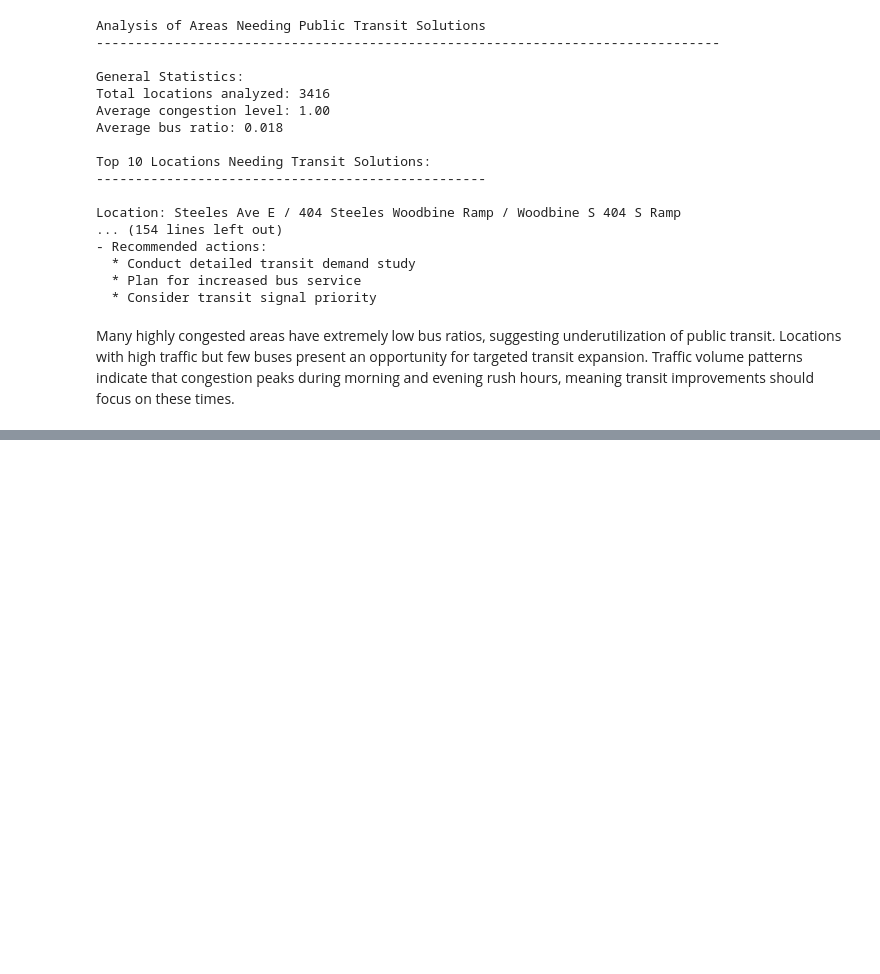
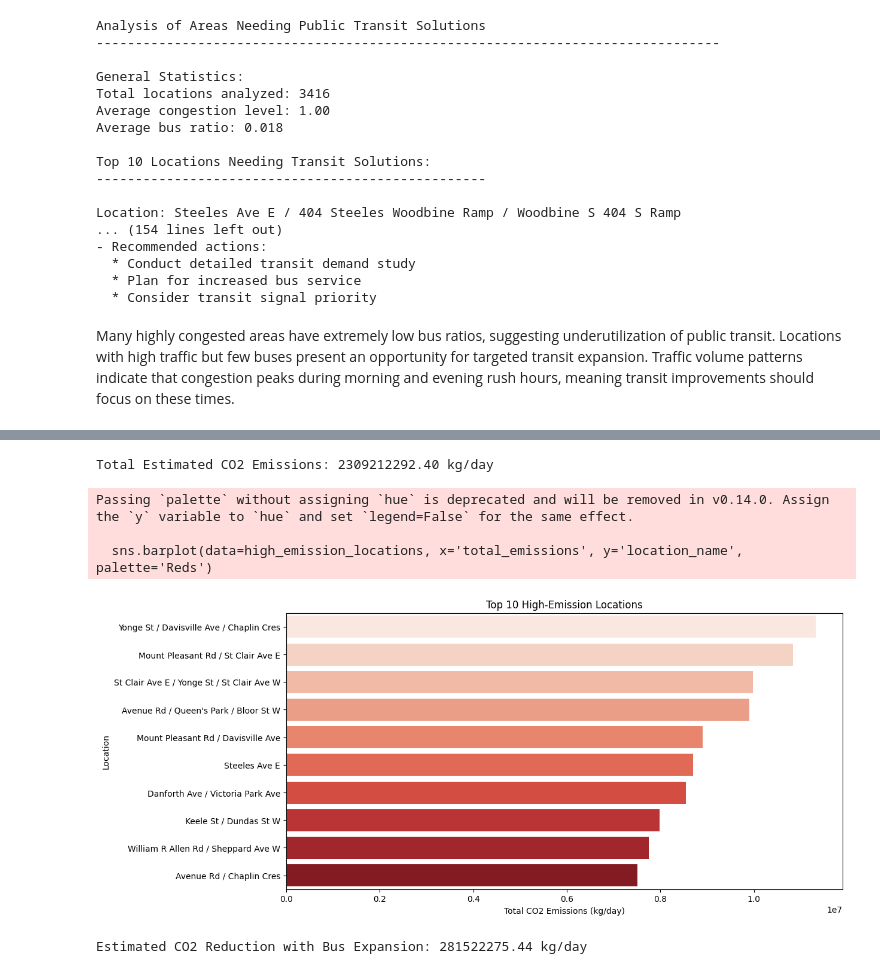
Before and after one commit to nyra-rodrigues/i4-challenge, a Jupyter notebook: env.ipynb, the cells around one changed output, grey strips where cells are left out. Drawn from its saved outputs; the diff is of its cells as text; code cells hidden in the pictures; blank space fills up the shorter version.

Commit message:
environmental impacts

```diff
--- a/env.ipynb
+++ b/env.ipynb
@@ -711,0 +528,80 @@ Location: Lower Simcoe St / Queens Quay W / Martin Goodman Trl
+# %%
+import pandas as pd
+import numpy as np
+import matplotlib.pyplot as plt
+import seaborn as sns
+
+# Define emission factors (kg CO2 per vehicle per km)
+EMISSION_FACTORS = {
+    'car': 2.31,   # kg CO2 per km
+    'bus': 10.15,  # kg CO2 per km
+    'truck': 2.68  # kg CO2 per km
+}
+
+# Define estimated travel distances (km per trip)
+AVG_TRAVEL_DISTANCE = {
+    'car': 10,  # Assumed average trip length for cars
+    'bus': 15,  # Buses travel longer distances on fixed routes
+    'truck': 12  # Trucks have mixed urban and regional movement
+}
+
+
+df['total_cars'] = df[['n_appr_cars_r', 'n_appr_cars_t', 'n_appr_cars_l', 's_appr_cars_r', 's_appr_cars_t', 's_appr_cars_l',
+                        'e_appr_cars_r', 'e_appr_cars_t', 'e_appr_cars_l', 'w_appr_cars_r', 'w_appr_cars_t', 'w_appr_cars_l']].sum(axis=1)
+
+df['total_buses'] = df[['n_appr_bus_r', 'n_appr_bus_t', 'n_appr_bus_l', 's_appr_bus_r', 's_appr_bus_t', 's_appr_bus_l',
+                         'e_appr_bus_r', 'e_appr_bus_t', 'e_appr_bus_l', 'w_appr_bus_r', 'w_appr_bus_t', 'w_appr_bus_l']].sum(axis=1)
+
+df['total_trucks'] = df[['n_appr_truck_r', 'n_appr_truck_t', 'n_appr_truck_l', 's_appr_truck_r', 's_appr_truck_t', 's_appr_truck_l',
+                          'e_appr_truck_r', 'e_appr_truck_t', 'e_appr_truck_l', 'w_appr_truck_r', 'w_appr_truck_t', 'w_appr_truck_l']].sum(axis=1)
+
+# Estimate emissions
+df['car_emissions'] = df['total_cars'] * AVG_TRAVEL_DISTANCE['car'] * EMISSION_FACTORS['car']
+df['bus_emissions'] = df['total_buses'] * AVG_TRAVEL_DISTANCE['bus'] * EMISSION_FACTORS['bus']
+df['truck_emissions'] = df['total_trucks'] * AVG_TRAVEL_DISTANCE['truck'] * EMISSION_FACTORS['truck']
+
+# Total emissions per location
+df['total_emissions'] = df['car_emissions'] + df['bus_emissions'] + df['truck_emissions']
+
+# Summarize total emissions
+total_emissions = df['total_emissions'].sum()
+print(f"Total Estimated CO2 Emissions: {total_emissions:.2f} kg/day")
+
+# Identify high-emission locations
+high_emission_locations = df.groupby('location_name')['total_emissions'].sum().reset_index().sort_values(by='total_emissions', ascending=False).head(10)
+
+# Plot emissions by location
+plt.figure(figsize=(12, 6))
+sns.barplot(data=high_emission_locations, x='total_emissions', y='location_name', palette='Reds')
+plt.xlabel("Total CO2 Emissions (kg/day)")
+plt.ylabel("Location")
+plt.title("Top 10 High-Emission Locations")
+plt.show()
+
+# Assess impact of increasing buses and reducing car traffic
+bus_expansion_scenario = df.copy()
+bus_expansion_scenario['total_buses'] *= 1.5  # Increase bus service by 50%
+bus_expansion_scenario['total_cars'] *= 0.8  # Assume 20% shift from cars to buses
+
+# Recalculate emissions
+bus_expansion_scenario['car_emissions'] = bus_expansion_scenario['total_cars'] * AVG_TRAVEL_DISTANCE['car'] * EMISSION_FACTORS['car']
+bus_expansion_scenario['bus_emissions'] = bus_expansion_scenario['total_buses'] * AVG_TRAVEL_DISTANCE['bus'] * EMISSION_FACTORS['bus']
+bus_expansion_scenario['total_emissions'] = bus_expansion_scenario['car_emissions'] + bus_expansion_scenario['bus_emissions'] + bus_expansion_scenario['truck_emissions']
+
+# Compare emissions before and after
+reduced_emissions = total_emissions - bus_expansion_scenario['total_emissions'].sum()
+print(f"Estimated CO2 Reduction with Bus Expansion: {reduced_emissions:.2f} kg/day")
+
+# Plot emissions reduction
+plt.figure(figsize=(8, 5))
+plt.bar(["Current Emissions", "With Bus Expansion"], [total_emissions, bus_expansion_scenario['total_emissions'].sum()], color=['red', 'green'])
+plt.ylabel("Total CO2 Emissions (kg/day)")
+plt.title("CO2 Reduction from Increased Public Transit")
+plt.show()
+# %% [output]
+Total Estimated CO2 Emissions: 2309212292.40 kg/day
+Passing `palette` without assigning `hue` is deprecated and will be removed in v0.14.0. Assign the `y` variable to `hue` and set `legend=False` for the same effect.
+
+  sns.barplot(data=high_emission_locations, x='total_emissions', y='location_name', palette='Reds')
+[figure, added]
+Estimated CO2 Reduction with Bus Expansion: 281522275.44 kg/day
```
Also changed, not shown: parts of 4 cells of this notebook.
